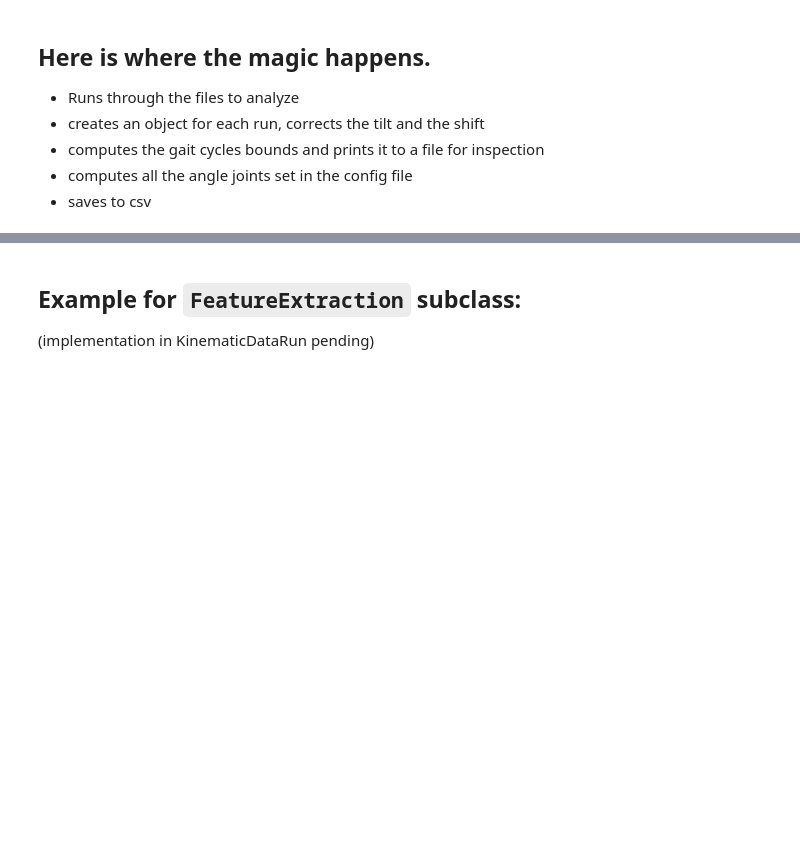
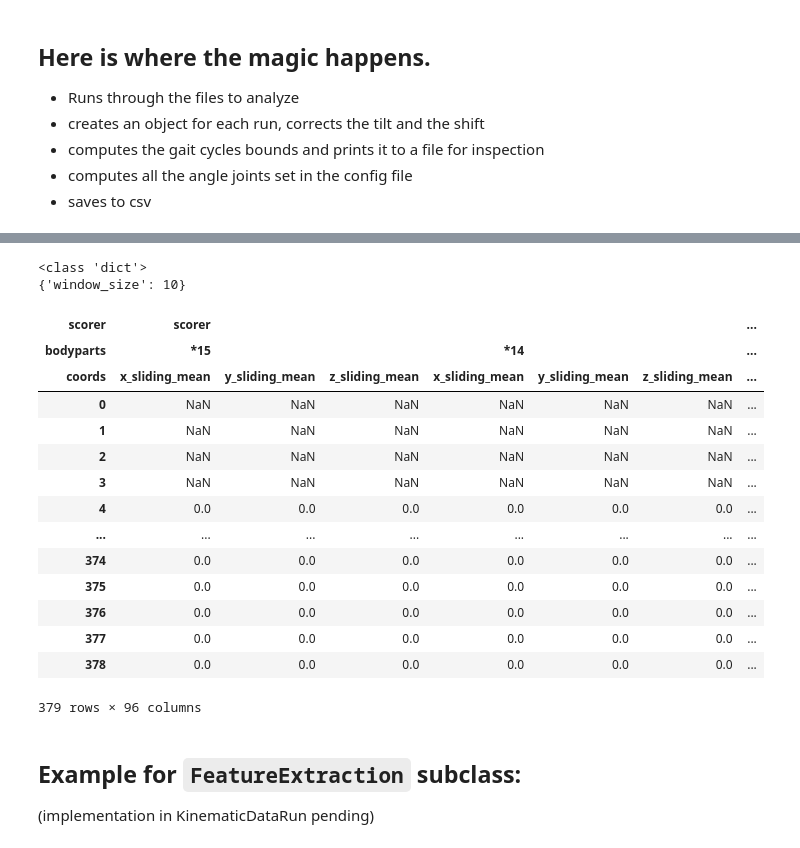
Before and after one commit to ELGarulli/neurokin, a Jupyter notebook: DEMO_neural_gait_correlation.ipynb, the cells around one changed output, grey strips where cells are left out. Saved outputs shown, nothing was run; the diff lists cells and outputs as text; code cells hidden in the pictures; blank space fills up the shorter version.

```diff
--- a/DEMO_neural_gait_correlation.ipynb
+++ b/DEMO_neural_gait_correlation.ipynb
@@ -70,3 +72,26 @@ kin_data.plot_step_partition(step_left_marker, step_right_marker, ax_l=axs[0], a
+# %%
+kin_data.extract_features()
+# %% [output]
+<class 'dict'>
+{'window_size': 10}
+# %%
+kin_data.features_df
+# %% [output]
+| scorer | scorer |  |  |  |  |  | ... |
+| bodyparts | *15 |  |  | *14 |  |  | ... |
+| coords | x_sliding_mean | y_sliding_mean | z_sliding_mean | x_sliding_mean | y_sliding_mean | z_sliding_mean | ... |
+| 0 | NaN | NaN | NaN | NaN | NaN | NaN | ... |
+| 1 | NaN | NaN | NaN | NaN | NaN | NaN | ... |
+| 2 | NaN | NaN | NaN | NaN | NaN | NaN | ... |
+| 3 | NaN | NaN | NaN | NaN | NaN | NaN | ... |
+| 4 | 0.0 | 0.0 | 0.0 | 0.0 | 0.0 | 0.0 | ... |
+| ... | ... | ... | ... | ... | ... | ... | ... |
+| 374 | 0.0 | 0.0 | 0.0 | 0.0 | 0.0 | 0.0 | ... |
+| 375 | 0.0 | 0.0 | 0.0 | 0.0 | 0.0 | 0.0 | ... |
+| 376 | 0.0 | 0.0 | 0.0 | 0.0 | 0.0 | 0.0 | ... |
+| 377 | 0.0 | 0.0 | 0.0 | 0.0 | 0.0 | 0.0 | ... |
+| 378 | 0.0 | 0.0 | 0.0 | 0.0 | 0.0 | 0.0 | ... |
+379 rows × 96 columns
 # %% [markdown]
 ## Example for `FeatureExtraction` subclass:
 
```
Also changed, not shown: parts of 7 cells of this notebook, 9 other files.
